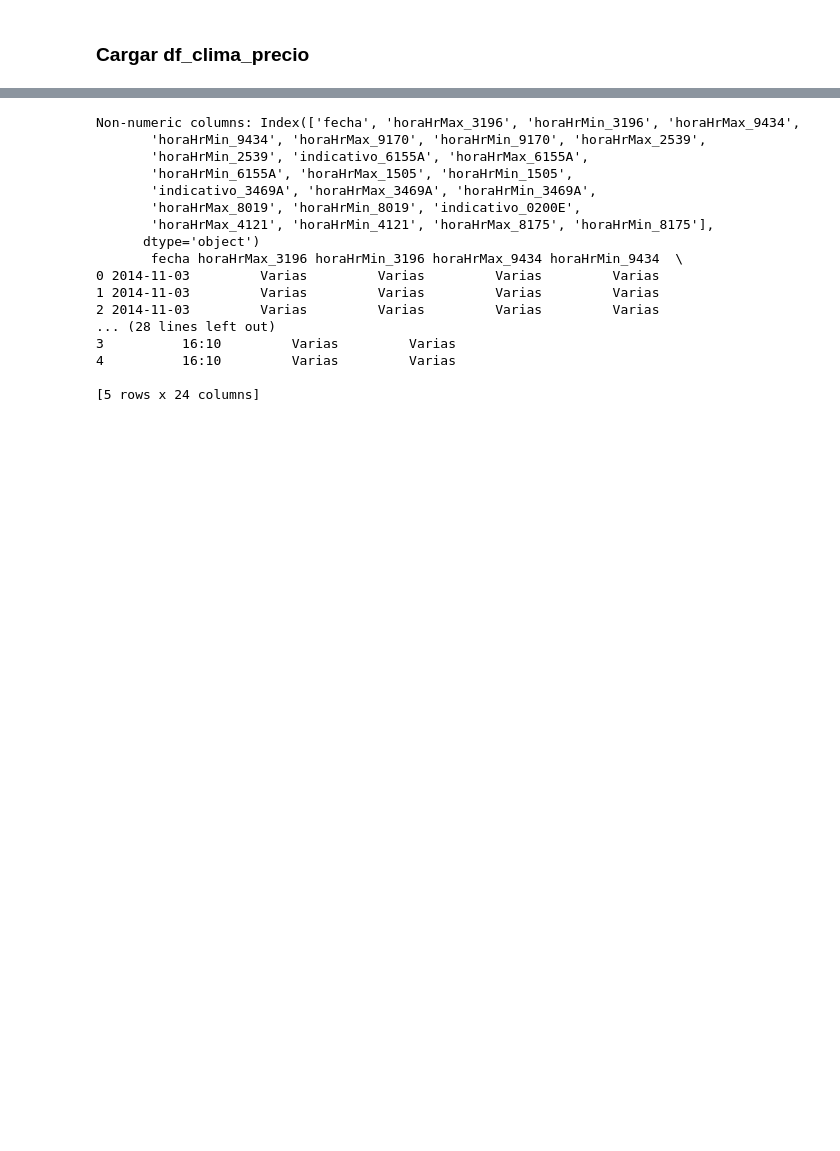
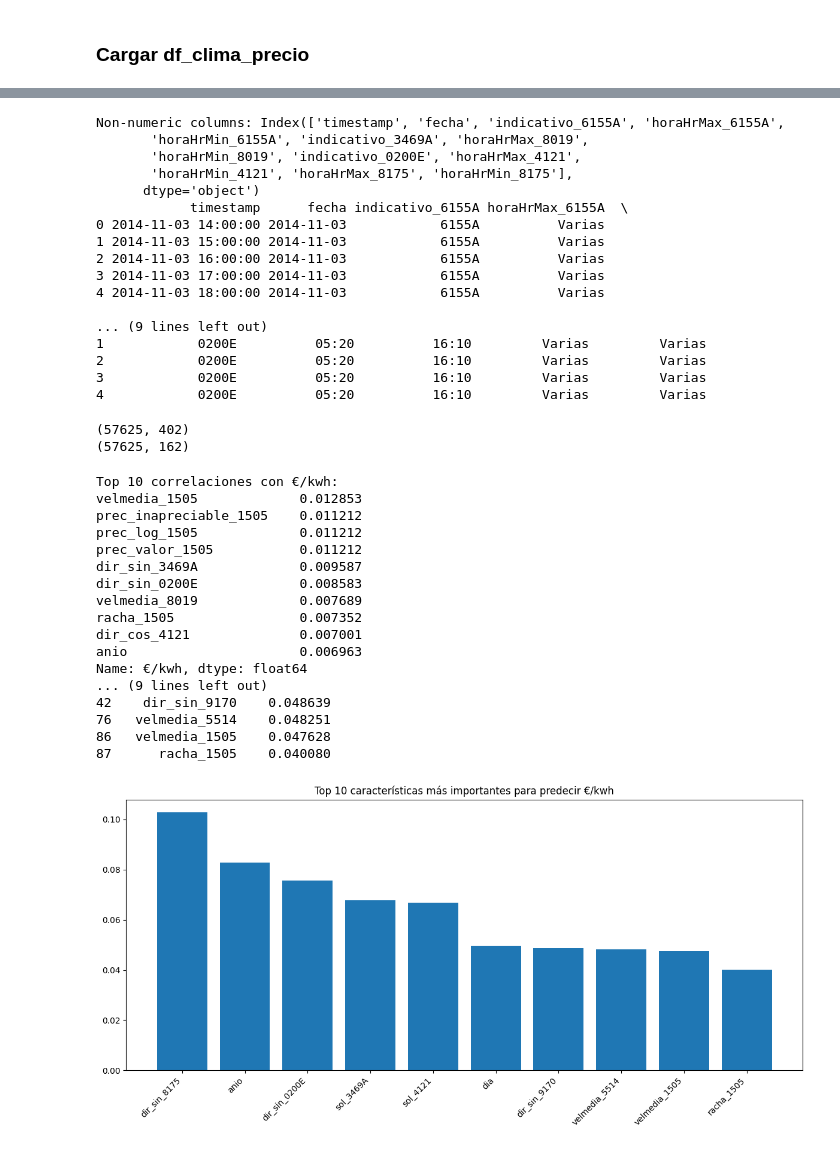
Before and after one commit to jortrux/Proyectos-SGBA1, a Jupyter notebook: Pruebas/Modelos/precio_peninsula/precio_varios_modelos.ipynb, the cells around one changed output, grey strips where cells are left out. Cells and saved outputs as stored; diff of their text form; code cells hidden in the pictures; blank space fills up the shorter version.

Commit message:
Remove unnecessary columns from merged climate and price data

```diff
--- a/Pruebas/Modelos/precio_peninsula/precio_varios_modelos.ipynb
+++ b/Pruebas/Modelos/precio_peninsula/precio_varios_modelos.ipynb
@@ -72,62 +72,96 @@ print(df_precio[non_numeric_cols].head())
 
 # Remove all non-numeric columns except 'fecha'
 columns_to_drop = [col for col in non_numeric_cols if col != 'fecha']
-df_precio = df_precio.drop(columns_to_drop, axis=1, errors='ignore')
+df_precio_coor = df_precio.drop(columns_to_drop, axis=1, errors='ignore')
 df_precio_coor = df_precio.drop(non_numeric_cols, axis=1, errors='ignore')
 # %% [output]
-Non-numeric columns: Index(['fecha', 'horaHrMax_3196', 'horaHrMin_3196', 'horaHrMax_9434',
-       'horaHrMin_9434', 'horaHrMax_9170', 'horaHrMin_9170', 'horaHrMax_2539',
-       'horaHrMin_2539', 'indicativo_6155A', 'horaHrMax_6155A',
-       'horaHrMin_6155A', 'horaHrMax_1505', 'horaHrMin_1505',
-       'indicativo_3469A', 'horaHrMax_3469A', 'horaHrMin_3469A',
-       'horaHrMax_8019', 'horaHrMin_8019', 'indicativo_0200E',
-       'horaHrMax_4121', 'horaHrMin_4121', 'horaHrMax_8175', 'horaHrMin_8175'],
+Non-numeric columns: Index(['timestamp', 'fecha', 'indicativo_6155A', 'horaHrMax_6155A',
+       'horaHrMin_6155A', 'indicativo_3469A', 'horaHrMax_8019',
+       'horaHrMin_8019', 'indicativo_0200E', 'horaHrMax_4121',
+       'horaHrMin_4121', 'horaHrMax_8175', 'horaHrMin_8175'],
       dtype='object')
-       fecha horaHrMax_3196 horaHrMin_3196 horaHrMax_9434 horaHrMin_9434  \
-0 2014-11-03         Varias         Varias         Varias         Varias
-1 2014-11-03         Varias         Varias         Varias         Varias
-2 2014-11-03         Varias         Varias         Varias         Varias
-... (28 lines left out)
-3          16:10         Varias         Varias
-4          16:10         Varias         Varias
+            timestamp      fecha indicativo_6155A horaHrMax_6155A  \
+0 2014-11-03 14:00:00 2014-11-03            6155A          Varias
+1 2014-11-03 15:00:00 2014-11-03            6155A          Varias
+2 2014-11-03 16:00:00 2014-11-03            6155A          Varias
+3 2014-11-03 17:00:00 2014-11-03            6155A          Varias
+4 2014-11-03 18:00:00 2014-11-03            6155A          Varias
 
-[5 rows x 24 columns]
+... (9 lines left out)
+1            0200E          05:20          16:10         Varias         Varias
+2            0200E          05:20          16:10         Varias         Varias
+3            0200E          05:20          16:10         Varias         Varias
+4            0200E          05:20          16:10         Varias         Varias
+# %%
+print(df_precio_coor.shape)
+# Drop de las columnas que contengan la palabra indicativo y altitud
+df_precio_coor = df_precio_coor.drop([col for col in df_precio_coor.columns if 'indicativo' in col], axis=1, errors='ignore')
+df_precio_coor = df_precio_coor.drop([col for col in df_precio_coor.columns if 'altitud' in col], axis=1, errors='ignore')
+df_precio_coor = df_precio_coor.drop([col for col in df_precio_coor.columns if 'hr' in col], axis=1, errors='ignore')
+df_precio_coor = df_precio_coor.drop([col for col in df_precio_coor.columns if 'Hr' in col], axis=1, errors='ignore')
+df_precio_coor = df_precio_coor.drop([col for col in df_precio_coor.columns if 'hora' in col], axis=1, errors='ignore')
+
+
+
+print(df_precio_coor.shape)
+# %% [output]
+(57625, 402)
+(57625, 162)
 # %%
 # Calculamos la correlación con €/kwh
-correlations = df_precio.corr()['€/kwh'].sort_values(ascending=False)
+correlations = df_precio_coor.corr()['€/kwh'].sort_values(ascending=False)
 
 # Mostramos las 10 variables más correlacionadas (excluyendo la propia €/kwh)
 print("Top 10 correlaciones con €/kwh:")
 print(correlations[1:11])
 
 # Usamos Random Forest para ver la importancia de las características
 # Seleccionamos solo columnas numéricas
-numeric_cols = df_precio.select_dtypes(include=['float64', 'int64']).columns
-X = df_precio[numeric_cols].drop('€/kwh', axis=1)
-y = df_precio['€/kwh']
+numeric_cols = df_precio_coor.select_dtypes(include=['float64', 'int64']).columns
+X = df_precio_coor[numeric_cols].drop('€/kwh', axis=1)
+y = df_precio_coor['€/kwh']
 
 # Entrenamos un Random Forest
 rf = RandomForestRegressor(n_estimators=100, random_state=42)
 rf.fit(X, y)
 
 # Obtenemos la importancia de las características
 feature_importance = pd.DataFrame({
     'feature': X.columns,
     'importance': rf.feature_importances_
 })
 
 # Mostramos las 10 características más importantes según Random Forest
 print("\nTop 10 características más importantes según Random Forest:")
 print(feature_importance.sort_values('importance', ascending=False).head(10))
 
 # Visualizamos las 10 características más importantes
 plt.figure(figsize=(12, 6))
 top_10_features = feature_importance.sort_values('importance', ascending=False).head(10)
 plt.bar(top_10_features['feature'], top_10_features['importance'])
 plt.xticks(rotation=45, ha='right')
 plt.title('Top 10 características más importantes para predecir €/kwh')
 plt.tight_layout()
 plt.show()
+# %% [output]
+Top 10 correlaciones con €/kwh:
+velmedia_1505             0.012853
+prec_inapreciable_1505    0.011212
+prec_log_1505             0.011212
+prec_valor_1505           0.011212
+dir_sin_3469A             0.009587
+dir_sin_0200E             0.008583
+velmedia_8019             0.007689
+racha_1505                0.007352
+dir_cos_4121              0.007001
+anio                      0.006963
+Name: €/kwh, dtype: float64
+... (9 lines left out)
+42    dir_sin_9170    0.048639
+76   velmedia_5514    0.048251
+86   velmedia_1505    0.047628
+87      racha_1505    0.040080
+[figure, added]
 # %%
 # Ordenar por fecha
 df_precio = df_precio.sort_values('fecha')
```
Also changed, not shown: parts of 6 cells of this notebook, 2 other files.
